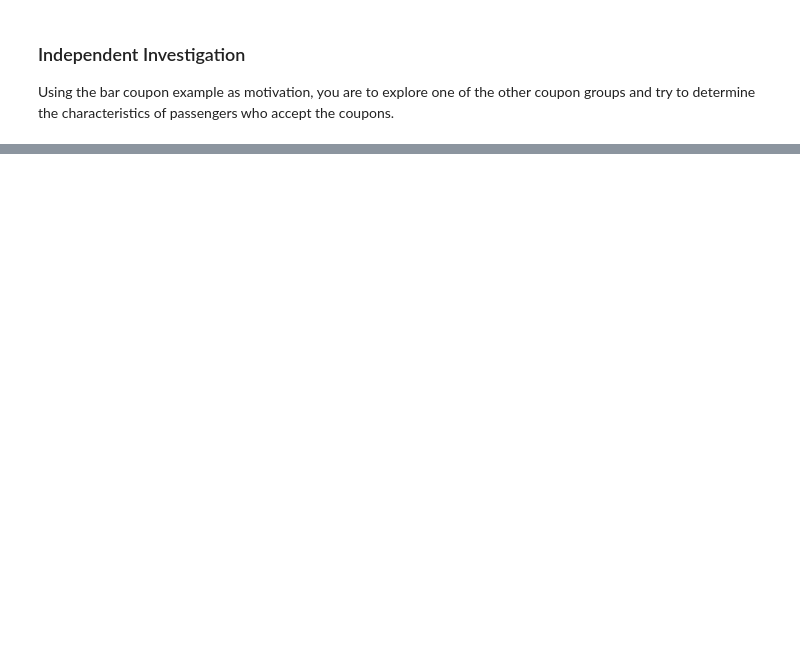
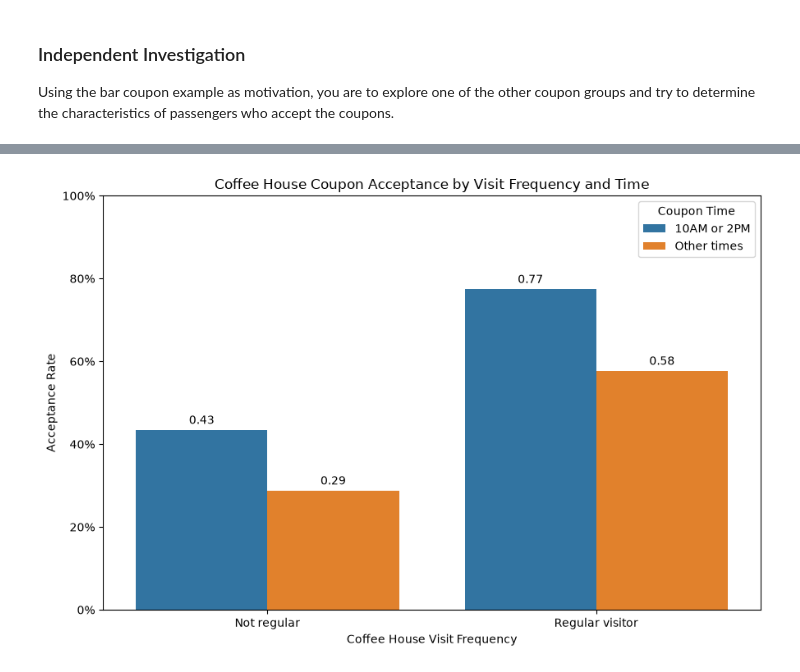
Before and after one commit to nandinisund/AIMLTest, a Jupyter notebook: Practical Application 1 Jupyter Notebook.ipynb, the cells around one changed output, grey strips where cells are left out. Cells and saved outputs as stored; diff of their text form; code cells hidden in the pictures; blank space fills up the shorter version.

```diff
--- a/Practical Application 1 Jupyter Notebook.ipynb
+++ b/Practical Application 1 Jupyter Notebook.ipynb
@@ -428,0 +573,76 @@ Using the bar coupon example as motivation, you are to explore one of the other
+# %%
+#Regular visitor ['1~3', '4~8', 'gt8']
+#Typical coffee times ['10AM', '2PM']
+
+coffee_coupons = coffee_coupons.copy()
+
+coffee_coupons['regular_visitor'] = (
+    coffee_coupons['CoffeeHouse']
+    .isin(['1~3', '4~8', 'gt8'])
+)
+
+coffee_coupons['typical_time'] = (
+    coffee_coupons['time']
+    .isin(['10AM', '2PM'])
+)
+
+coffee_coupons['visitor_group'] = (
+    coffee_coupons['regular_visitor']
+    .map({
+        True: 'Regular visitor',
+        False: 'Not regular'
+    })
+)
+
+coffee_coupons['time_group'] = (
+    coffee_coupons['typical_time']
+    .map({
+        True: '10AM or 2PM',
+        False: 'Other times'
+    })
+)
+
+
+coffee_summary = (
+    coffee_coupons
+    .groupby(['visitor_group', 'time_group'])['Y']
+    .agg(
+        observations='count',
+        accepted='sum',
+        acceptance_rate='mean'
+    )
+    .reset_index()
+)
+
+coffee_summary
+
+plt.figure(figsize=(9, 6))
+
+ax = sns.barplot(
+    data=coffee_summary,
+    x='visitor_group',
+    y='acceptance_rate',
+    hue='time_group'
+)
+
+plt.title(
+    'Coffee House Coupon Acceptance by Visit Frequency and Time'
+)
+plt.xlabel('Coffee House Visit Frequency')
+plt.ylabel('Acceptance Rate')
+plt.ylim(0, 1)
+
+ax.yaxis.set_major_formatter(PercentFormatter(1))
+
+for container in ax.containers:
+    ax.bar_label(
+        container,
+        fmt='%.2f',
+        padding=3
+    )
+
+plt.legend(title='Coupon Time')
+plt.tight_layout()
+plt.show()
+# %% [output]
+[figure, added]
```
Also changed, not shown: parts of 12 cells of this notebook, 1 other file.
